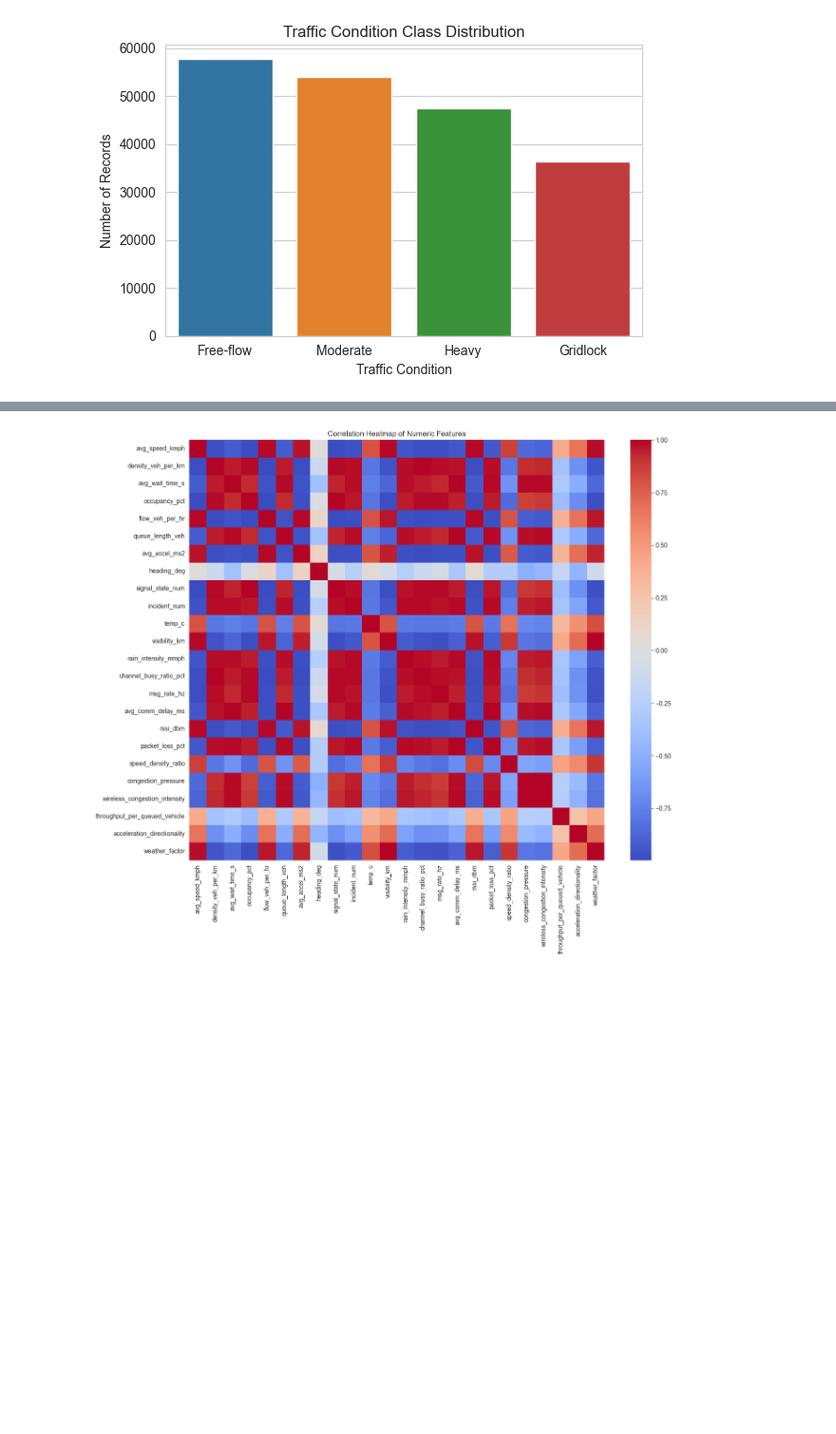
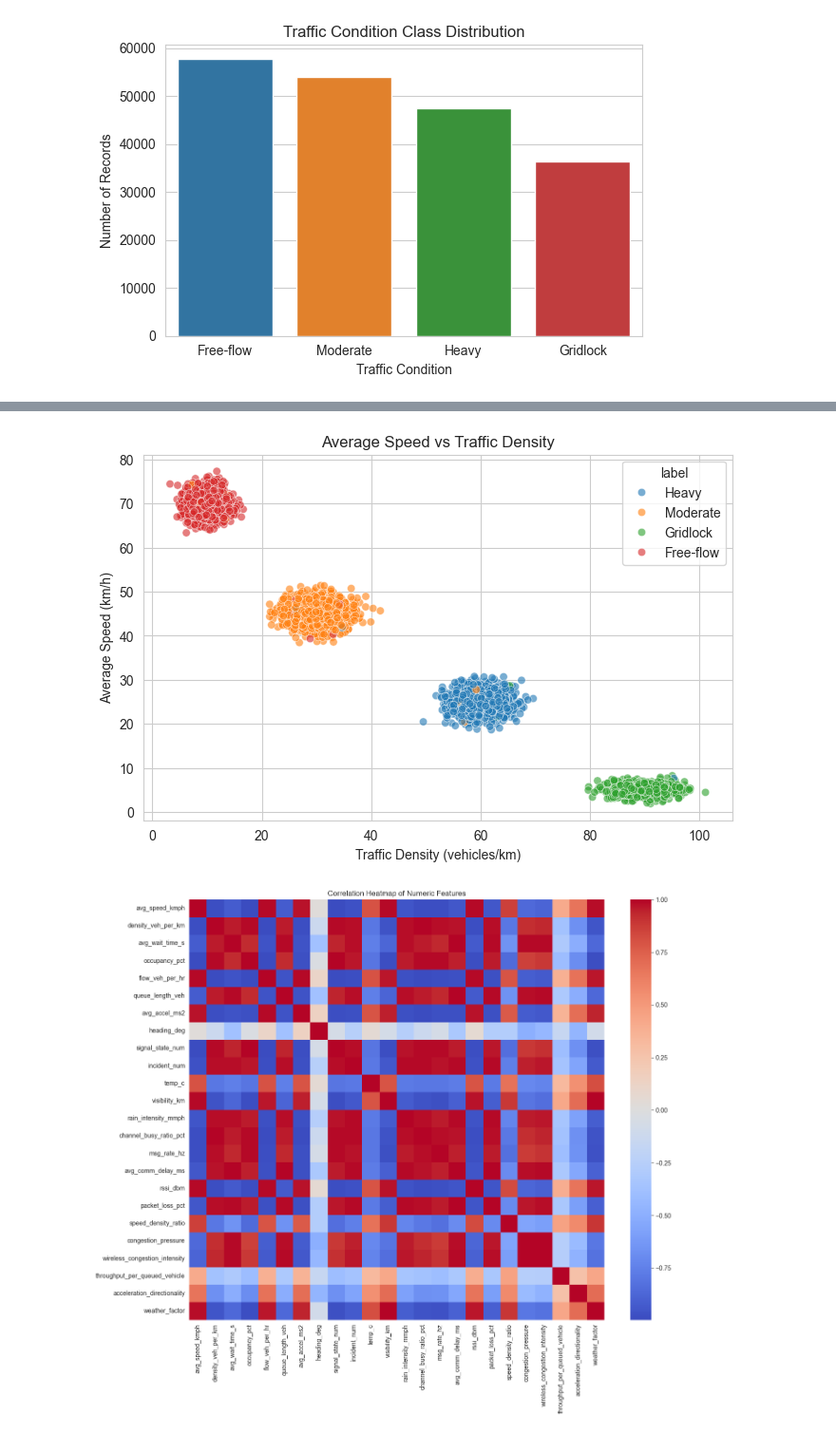
Before and after one commit to 23mani/ML-Capstone-Hotel-Booking-Demand, a Jupyter notebook: notebooks/preprocessing_class.ipynb, the cells around one changed output, grey strips where cells are left out. Shown at 95% size. Drawn from its saved outputs; the diff is of its cells as text; code cells hidden in the pictures; blank space fills up the shorter version.

```diff
--- a/notebooks/preprocessing_class.ipynb
+++ b/notebooks/preprocessing_class.ipynb
@@ -110,3 +134,20 @@ Insight:The four groups are roughly the same size (18% to 30% each). Because the
+# %%
+#Scatter plot — speed vs density
+#explainthe relationship between traffic density and average vehicle speed across different congestion classes
+plt.figure(figsize=(8,5))
+sns.scatterplot(
+    data=df.sample(5000, random_state=42),
+    x="density_veh_per_km",
+    y="avg_speed_kmph",
+    hue="label",
+    alpha=0.6
+)
+plt.title("Average Speed vs Traffic Density")
+plt.xlabel("Traffic Density (vehicles/km)")
+plt.ylabel("Average Speed (km/h)")
+plt.show()
+# %% [output]
+[figure, added]
 # %%
 #Correlation Heatmap
 plt.figure(figsize=(14, 12))
```
Also changed, not shown: parts of 4 cells of this notebook.
